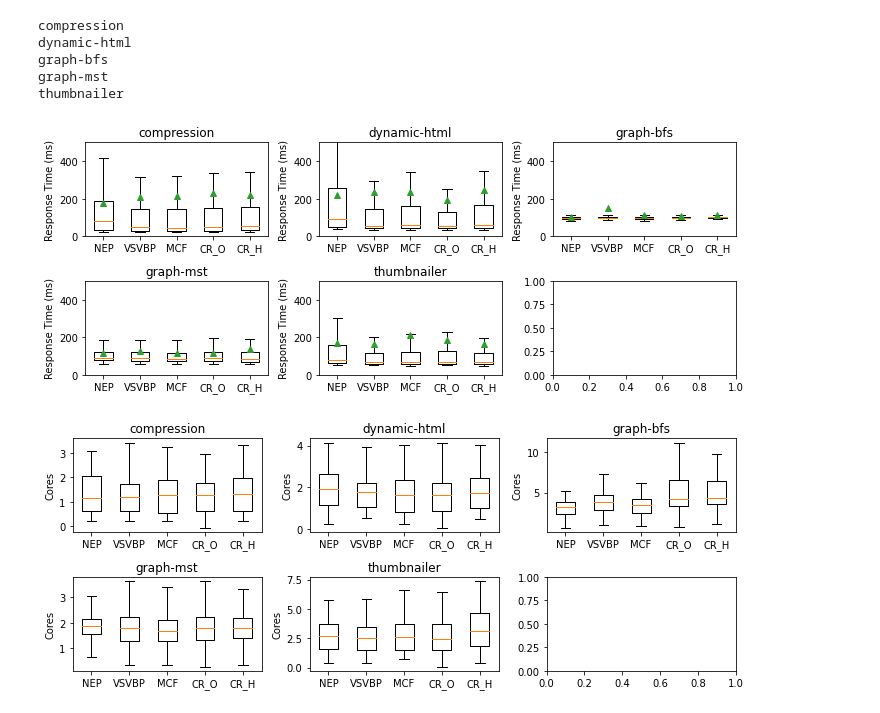
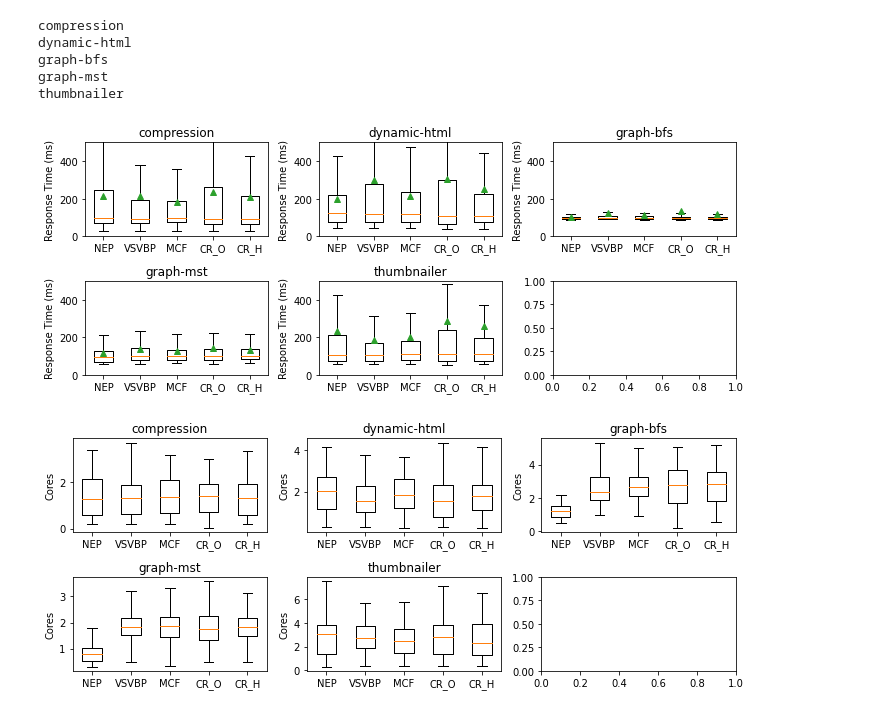
Before and after one commit to giecm1904/Thesis, a Jupyter notebook: Results/generate_graph.ipynb, the cells around one changed output. Saved outputs shown, nothing was run; the diff lists cells and outputs as text; code cells hidden in the pictures.

Commit message:
generate_graphs_newer_version

```diff
--- a/Results/generate_graph.ipynb
+++ b/Results/generate_graph.ipynb
@@ -14,7 +14,7 @@ warnings.simplefilter(action='ignore', category=FutureWarning)
 
 
 def round(t):
-    t = datetime.datetime(t.year, t.month, t.day, t.hour, t.minute, t.second, t.microsecond)
+    t = datetime.datetime(t.year, t.month, t.day, t.hour, t.minute, t.second)
     return t
 
 
@@ -22,7 +22,7 @@ def makehash():
     return collections.defaultdict(makehash)
 
 
-data_dir = pathlib.Path("LongTests")
+data_dir = pathlib.Path("Single-Region")
 crh_dir = data_dir.joinpath("cr-h")
 cro_dir = data_dir.joinpath("cr-o")
 mcf_dir = data_dir.joinpath("mcf")
@@ -30,7 +30,7 @@ nep_dir = data_dir.joinpath("neptune")
 vsvbp_dir = data_dir.joinpath("vsvbp")
 
 run_dirs = [nep_dir, vsvbp_dir, mcf_dir, cro_dir, crh_dir]
-#run_dirs = [nep_dir, vsvbp_dir, mcf_dir]
+#run_dirs = [nep_dir]
 
 runs = list(range(3))
 
@@ -39,7 +39,7 @@ functions = [
     "dynamic-html",
     "graph-bfs",
     "graph-mst",
-    # "pagerank",
+     #"pagerank",
     "thumbnailer",
     # "video-processing"
 ]
@@ -77,23 +77,45 @@ for run_dir, function, run_n in tqdm.tqdm(list(itertools.product(run_dirs, funct
     cpu = res_df.groupby("timestamp").sum()['cpu'].rolling(20, win_type="triang", min_periods=20).mean()
     rt = req_df.groupby("timestamp").mean()['latency'].rolling(20, win_type="triang", min_periods=20).mean()
 
+    ms = req_df['timestamp'].dt.total_seconds()-res_df['timestamp'].dt.total_seconds()
+    ms_f = [x for x in ms if not np.isnan(x)]
+    ms_f = [0 if x < 0 else x for x in ms_f]
+
+    # ms = res_df['timestamp'].dt.total_seconds()
+    # mv = req_df['timestamp'].dt.total_seconds()
+    # ms_r=ms.rolling(20, win_type="triang", min_periods=20).mean()
+    # mv_r=mv.rolling(20, win_type="triang", min_periods=20).mean()
+    # delay = [x2-x1 for x1,x2 in zip(mv_r,ms_r)]
+    # delay = [0 if x < 0 else x for x in delay]
+
+    # p_req_u=req_df.groupby("timestamp").mean()['latency'].rolling(20, win_type="triang", min_periods=20).mean()
+    # p_req_u=p_req_u.dropna()
+    # p_res_u=res_df.groupby("timestamp").mean()['response_time'].rolling(20, win_type="triang", min_periods=20).mean()
+    # p_res_u=p_res_u.dropna()
+    # substraction_result = [x2-x1 for x1,x2 in zip(p_res_u,p_req_u)]
+    # substraction_result = [0 if x < 0 else x for x in substraction_result]
+
     result[run_dir][function]['cpu'][run_n] = cpu.to_numpy()
     result[run_dir][function]['rt'][run_n] = rt.to_numpy()
+    result[run_dir][function]['delay'][run_n] = ms_f
 
 stats_req = pd.DataFrame()
-
 #fig, ax = plt.subplots(ncols=int(len(functions)/2), nrows=2)
 fig, ax = plt.subplots(ncols=3, nrows=2)
 fig.set_size_inches(10, 4)
-for i, function in enumerate(functions):
+for i, function     in enumerate(functions):
 
     axis = ax[int(i/3)][i % 3]
 
     data = []
+    delay =[]
     for run_dir in run_dirs:
         run_arr = np.concatenate(list(result[run_dir][function]['rt'].values()))
+        run_del = np.concatenate(list(result[run_dir][function]['delay'].values()))
+        #run_del=result[run_dir][function]['delay']
         run_arr = run_arr[~np.isnan(run_arr)]
         data += [run_arr]
+        delay += [run_del]
         stats_req = stats_req.append({
             'function': function,
             'approach': run_dir,
@@ -105,7 +127,9 @@ for i, function in enumerate(functions):
             'max': np.max(run_arr),
             'std': np.std(run_arr),
             'mse': np.mean(np.abs(run_arr - 100)),
-            'ratio': sum(run_arr > (200 if function != "video-processing" else 20000)) / len(run_arr)
+            'ratio': sum(run_arr > (200 if function != "video-processing" else 20000)) / len(run_arr),
+            'network_delay': np.mean(run_del),
+            'network_delay_sdv': np.std(run_del)
         }, ignore_index=True)
 
     # data = np.concatenate(data)
@@ -136,32 +160,32 @@ for i, function in enumerate(functions):
 
     data = []
     for run_dir in run_dirs:
         run_arr = np.concatenate(list(result[run_dir][function]['cpu'].values()))
         run_arr = run_arr[~np.isnan(run_arr)]
         data += [run_arr]
         stats_res = stats_res.append({
             'function': function,
             'approach': run_dir,
             'len': len(run_arr),
             'mean': sum(run_arr)/len(run_arr),
             'mse': np.mean(np.abs(run_arr - 100)),
         }, ignore_index=True)
 
     axis.set_title(function)
     axis.boxplot(data, showfliers=False)
     #axis.set(xticklabels=['Neptune', 'HPA', 'VPA'])
     axis.set(xticklabels=['NEP', 'VSVBP', 'MCF', 'CR_O', 'CR_H'])
     axis.set_ylabel('Cores')
 
 fig.tight_layout()
 fig.show()
 fig.savefig("single_cores.pdf")
 stats_res.to_csv("stats_res.csv")
 # %% [output]
 compression
 dynamic-html
 graph-bfs
 graph-mst
 thumbnailer
-[figure, old version]
+[figure, new version]
-[figure, old version]
+[figure, new version]
```
Also changed, not shown: parts of 9 cells of this notebook, 4 other files.
